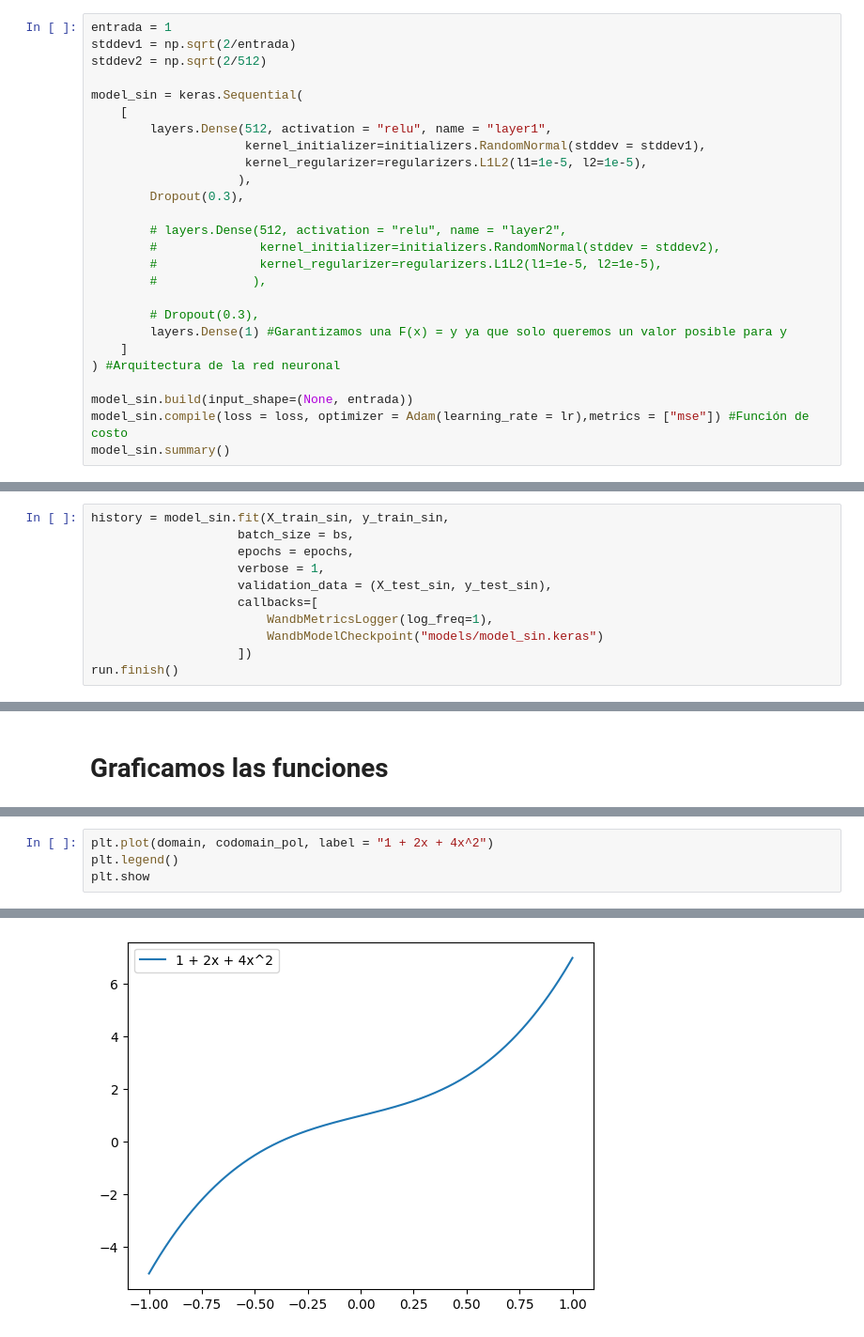
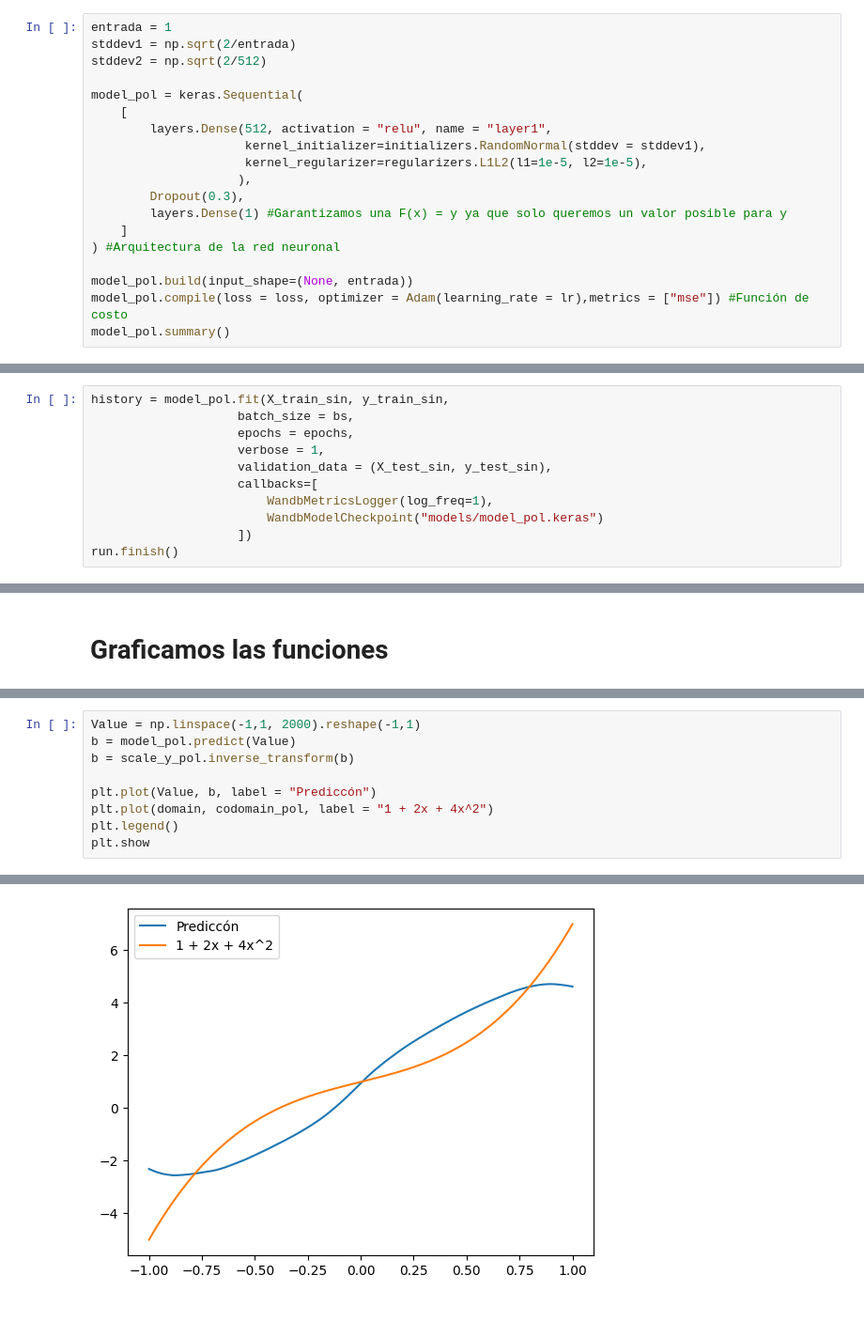
Before and after one commit to Luis-Irineo/KERAS_ODE_SOLVER_AND_CUSTOM_FUNCIONALITIES, a Jupyter notebook: Tarea 4 inciso 2/Equation_Fit.ipynb, the cells around one changed output, grey strips where cells are left out. Shown at 94% size. Cells and saved outputs as stored; diff of their text form.

```diff
--- a/Tarea 4 inciso 2/Equation_Fit.ipynb
+++ b/Tarea 4 inciso 2/Equation_Fit.ipynb
@@ -113,25 +112,18 @@ entrada = 1
 stddev1 = np.sqrt(2/entrada)
 stddev2 = np.sqrt(2/512)
 
-model_sin = keras.Sequential(
+model_pol = keras.Sequential(
     [
         layers.Dense(512, activation = "relu", name = "layer1",
                      kernel_initializer=initializers.RandomNormal(stddev = stddev1),
                      kernel_regularizer=regularizers.L1L2(l1=1e-5, l2=1e-5),
                     ),
         Dropout(0.3),
-
-        # layers.Dense(512, activation = "relu", name = "layer2",
-        #              kernel_initializer=initializers.RandomNormal(stddev = stddev2),
-        #              kernel_regularizer=regularizers.L1L2(l1=1e-5, l2=1e-5),
-        #             ),
-
-        # Dropout(0.3),
         layers.Dense(1) #Garantizamos una F(x) = y ya que solo queremos un valor posible para y
     ]
 ) #Arquitectura de la red neuronal
 
-model_sin.build(input_shape=(None, entrada))
-model_sin.compile(loss = loss, optimizer = Adam(learning_rate = lr),metrics = ["mse"]) #Función de costo
-model_sin.summary()
+model_pol.build(input_shape=(None, entrada))
+model_pol.compile(loss = loss, optimizer = Adam(learning_rate = lr),metrics = ["mse"]) #Función de costo
+model_pol.summary()
 # %% [output]
@@ -157,14 +149,14 @@ Model: "sequential_15"
 #        new_bias = layer.bias_initializer(layer.bias.shape)
 #        layer.bias.assign(new_bias)
 # %%
-history = model_sin.fit(X_train_sin, y_train_sin,
+history = model_pol.fit(X_train_sin, y_train_sin,
                     batch_size = bs,
                     epochs = epochs,
                     verbose = 1,
                     validation_data = (X_test_sin, y_test_sin),
                     callbacks=[
                         WandbMetricsLogger(log_freq=1),
-                        WandbModelCheckpoint("models/model_sin.keras")
+                        WandbModelCheckpoint("models/model_pol.keras")
                     ])
 run.finish()
 # %% [output]
@@ -230,4 +222,9 @@ plt.show
 # %%
+Value = np.linspace(-1,1, 2000).reshape(-1,1)
+b = model_pol.predict(Value)
+b = scale_y_pol.inverse_transform(b)
+
+plt.plot(Value, b, label = "Prediccón")
 plt.plot(domain, codomain_pol, label = "1 + 2x + 4x^2")
 plt.legend()
 plt.show
@@ -236 +234 @@ plt.show
-[figure, old version]
+[figure, new version]
```
Also changed, not shown: parts of 6 cells of this notebook, 1 other file.
